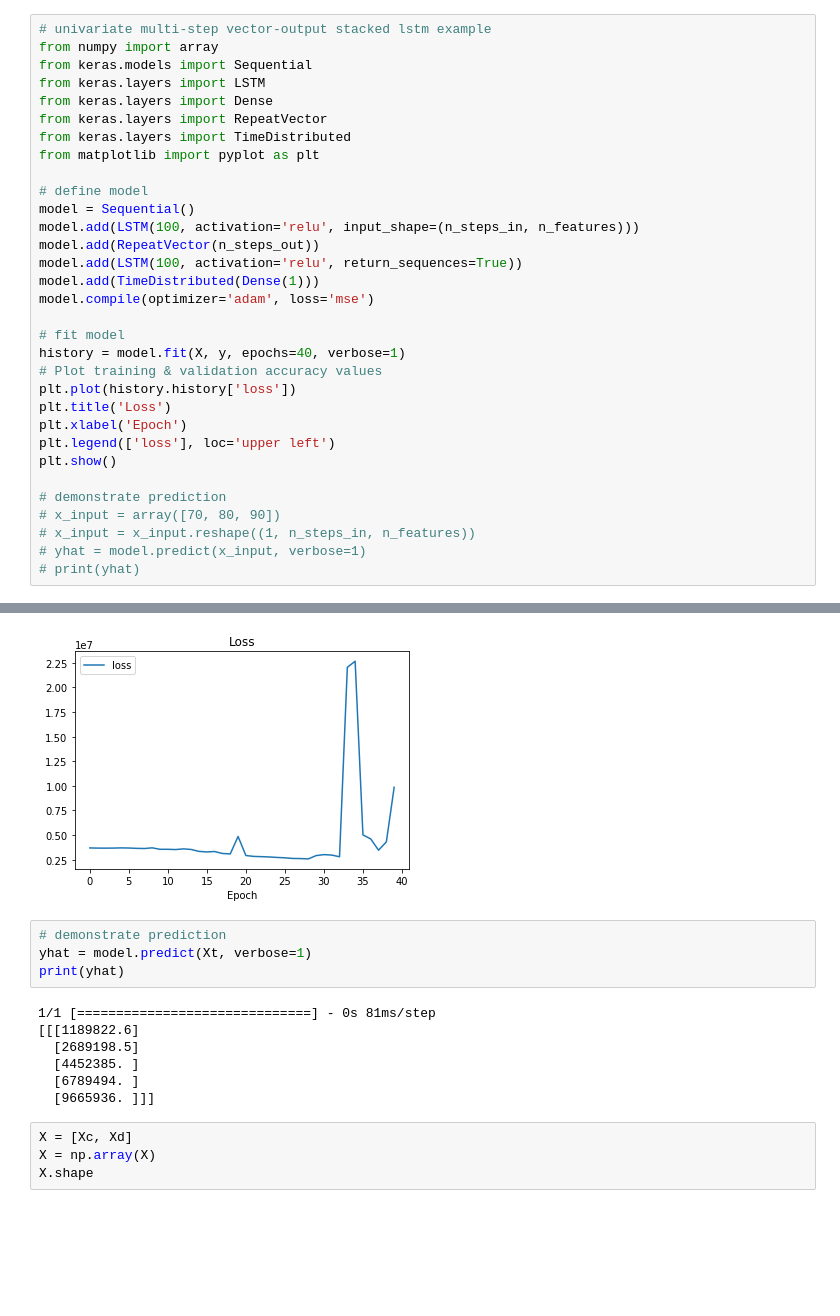
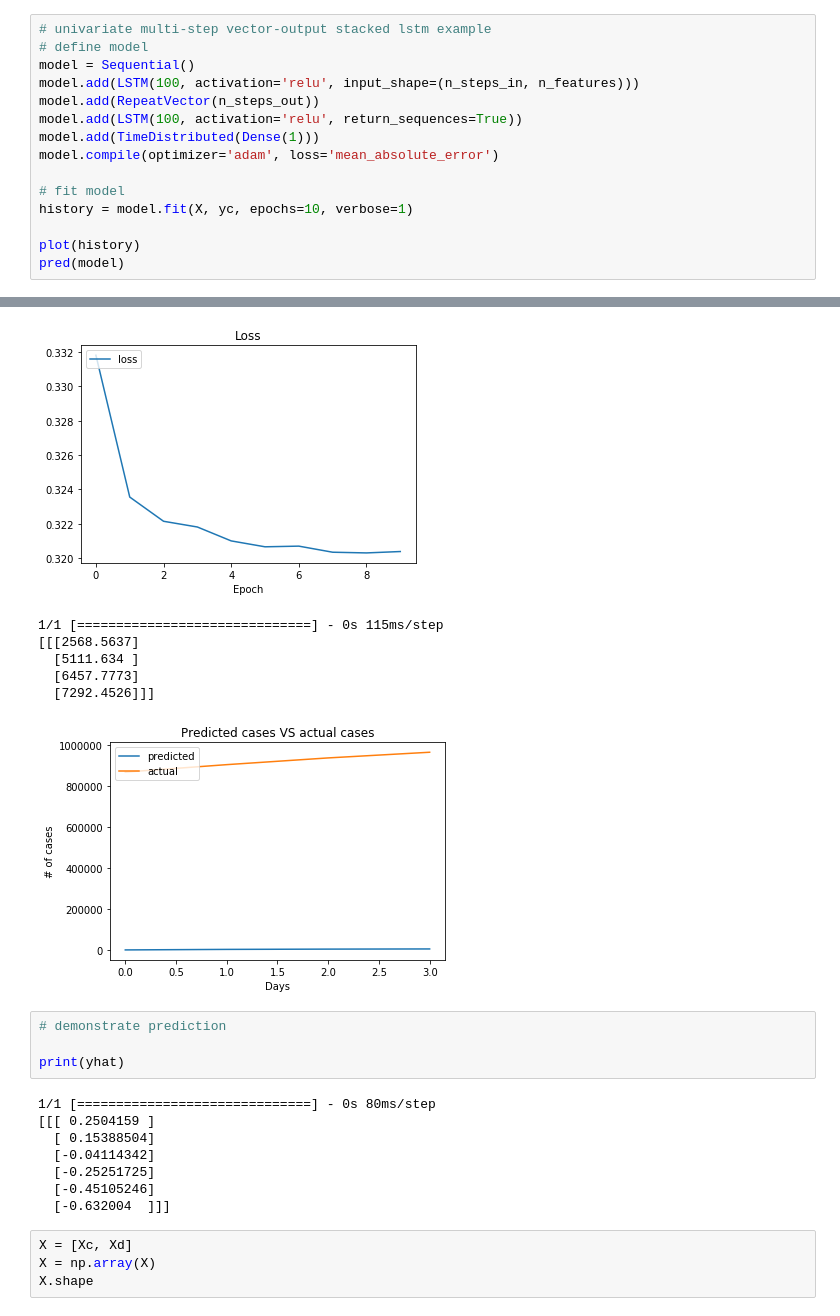
Before and after one commit to JazonJiao/CS-3891-Final-Project, a Jupyter notebook: COVID-19.ipynb, the cells around one changed output, grey strips where cells are left out. Drawn from its saved outputs; the diff is of its cells as text; blank space fills up the shorter version.

```diff
--- a/COVID-19.ipynb
+++ b/COVID-19.ipynb
@@ -118,33 +83,16 @@ Epoch 50/50
 # %%
 # univariate multi-step vector-output stacked lstm example
-from numpy import array
-from keras.models import Sequential
-from keras.layers import LSTM
-from keras.layers import Dense
-from keras.layers import RepeatVector
-from keras.layers import TimeDistributed
-from matplotlib import pyplot as plt
-
 # define model
 model = Sequential()
 model.add(LSTM(100, activation='relu', input_shape=(n_steps_in, n_features)))
 model.add(RepeatVector(n_steps_out))
 model.add(LSTM(100, activation='relu', return_sequences=True))
 model.add(TimeDistributed(Dense(1)))
-model.compile(optimizer='adam', loss='mse')
+model.compile(optimizer='adam', loss='mean_absolute_error')
 
 # fit model
-history = model.fit(X, y, epochs=40, verbose=1)
-# Plot training & validation accuracy values
-plt.plot(history.history['loss'])
-plt.title('Loss')
-plt.xlabel('Epoch')
-plt.legend(['loss'], loc='upper left')
-plt.show()
+history = model.fit(X, yc, epochs=10, verbose=1)
 
-# demonstrate prediction
-# x_input = array([70, 80, 90])
-# x_input = x_input.reshape((1, n_steps_in, n_features))
-# yhat = model.predict(x_input, verbose=1)
-# print(yhat)
+plot(history)
+pred(model)
 # %% [output]
@@ -168,15 +119,22 @@ Epoch 40/40
-[figure, old version]
+[figure, new version]
+1/1 [==============================] - 0s 115ms/step
+[[[2568.5637]
+  [5111.634 ]
+  [6457.7773]
+  [7292.4526]]]
+[figure, added]
 # %%
 # demonstrate prediction
-yhat = model.predict(Xt, verbose=1)
+
 print(yhat)
 # %% [output]
-1/1 [==============================] - 0s 81ms/step
-[[[1189822.6]
-  [2689198.5]
-  [4452385. ]
-  [6789494. ]
-  [9665936. ]]]
+1/1 [==============================] - 0s 80ms/step
+[[[ 0.2504159 ]
+  [ 0.15388504]
+  [-0.04114342]
+  [-0.25251725]
+  [-0.45105246]
+  [-0.632004  ]]]
 # %%
 X = [Xc, Xd]
 X = np.array(X)
```
Also changed, not shown: parts of 8 cells of this notebook.
